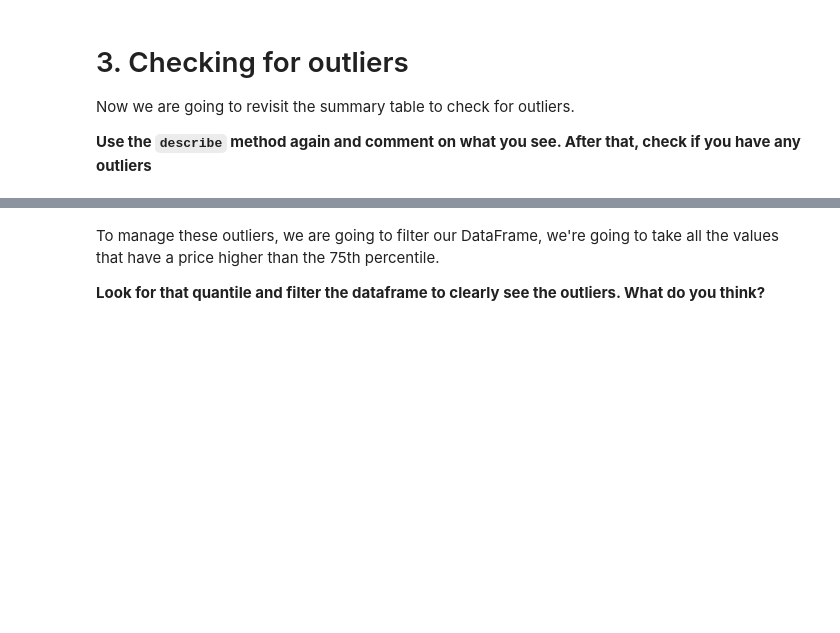
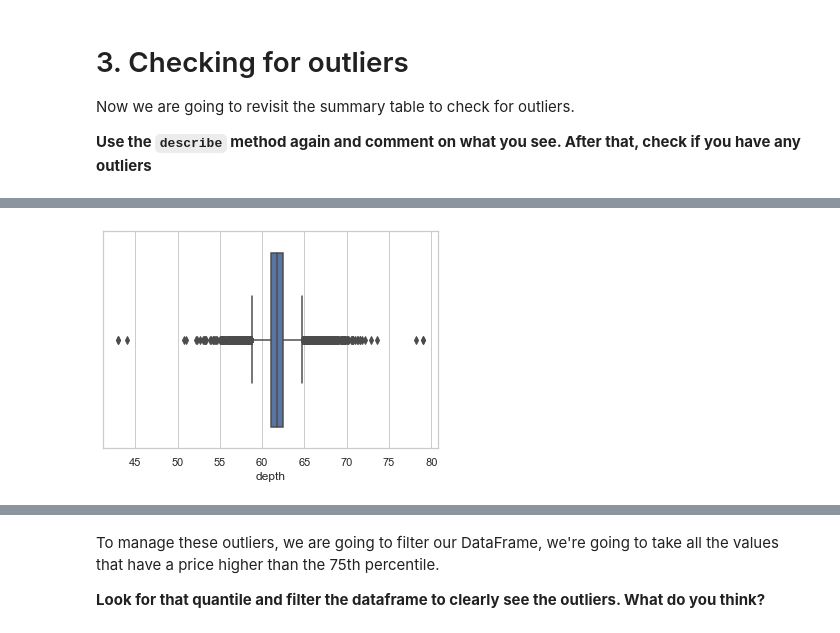
Before and after one commit to ta-data-lis/M2-mini-project1, a Jupyter notebook: 1.-Data Cleaning.ipynb, the cells around one changed output, grey strips where cells are left out. Saved outputs shown, nothing was run; the diff lists cells and outputs as text; code cells hidden in the pictures; blank space fills up the shorter version.

```diff
--- a/1.-Data Cleaning.ipynb
+++ b/1.-Data Cleaning.ipynb
@@ -150,0 +428,5 @@ Now we are going to revisit the summary table to check for outliers.
+# %%
+sns.set(style="whitegrid")
+ax = sns.boxplot(x=diamonds["depth"])
+# %% [output]
+[figure, added]
```
Also changed, not shown: parts of 55 cells of this notebook, 2 other files.
